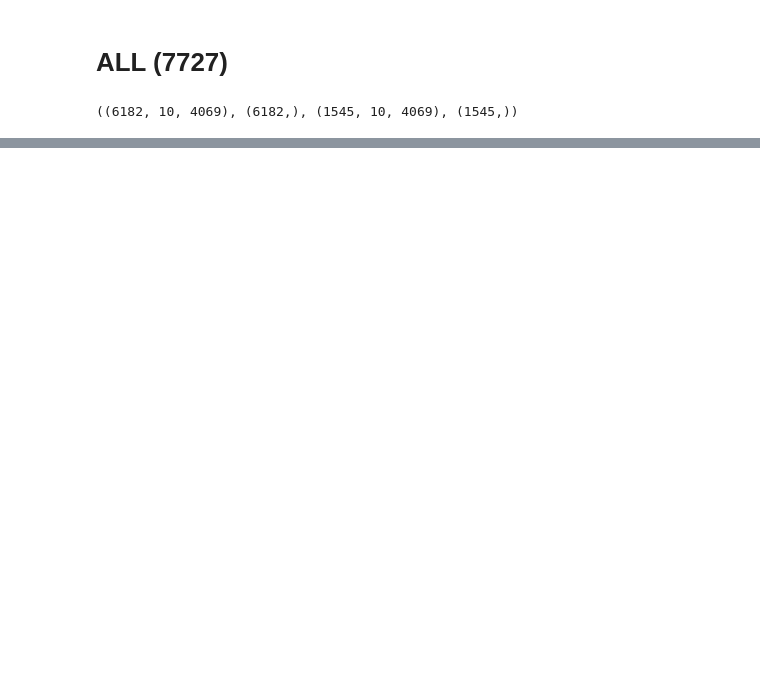
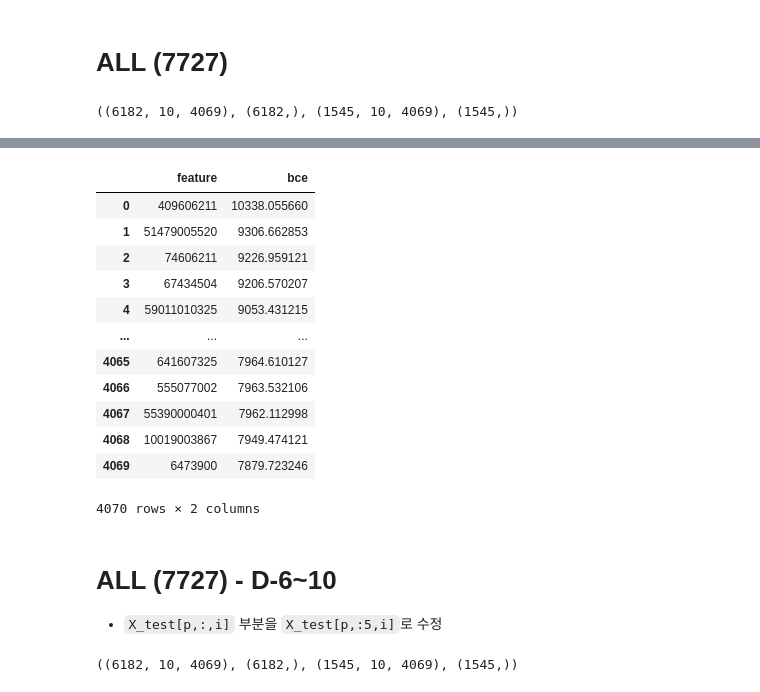
Before and after one commit to suhyun-guri/DSML_Research, a Jupyter notebook: 07. Reverse Feature Importance.ipynb, the cells around one changed output, grey strips where cells are left out. Saved outputs shown, nothing was run; the diff lists cells and outputs as text; code cells hidden in the pictures; blank space fills up the shorter version.

```diff
--- a/07. Reverse Feature Importance.ipynb
+++ b/07. Reverse Feature Importance.ipynb
@@ -320,0 +330,39 @@ for i in tqdm(range(len(COLS))):
+# %%
+a = pd.read_csv('./reverse_FI_d1d5.csv')
+a
+# %% [output]
+|  | feature | bce |
+| 0 | 409606211 | 10338.055660 |
+| 1 | 51479005520 | 9306.662853 |
+| 2 | 74606211 | 9226.959121 |
+| 3 | 67434504 | 9206.570207 |
+| 4 | 59011010325 | 9053.431215 |
+| ... | ... | ... |
+| 4065 | 641607325 | 7964.610127 |
+| 4066 | 555077002 | 7963.532106 |
+| 4067 | 55390000401 | 7962.112998 |
+| 4068 | 10019003867 | 7949.474121 |
+| 4069 | 6473900 | 7879.723246 |
+4070 rows × 2 columns
+# %% [markdown]
+# ALL (7727) - D-6~10
+- `X_test[p,:,i]` 부분을 `X_test[p,:5,i]`로 수정
+# %%
+import random
+seed_num = 48
+random.seed(seed_num)
+
+X = np.load('/project/LSH/x_(7727,10,4069).npy')
+y = np.load('/project/LSH/y_(7727,1).npy')
+
+idx = list(range(len(X)))
+random.shuffle(idx)
+
+
+i = round(X.shape[0]*0.8)
+X_train, y_train = X[:i,:,:], y[:i]
+X_test, y_test = X[i:,:,:], y[i:]
+
+X_train.shape, y_train.shape, X_test.shape, y_test.shape
+# %% [output]
+((6182, 10, 4069), (6182,), (1545, 10, 4069), (1545,))
```
Also changed, not shown: parts of 38 cells of this notebook, 1 other file.
